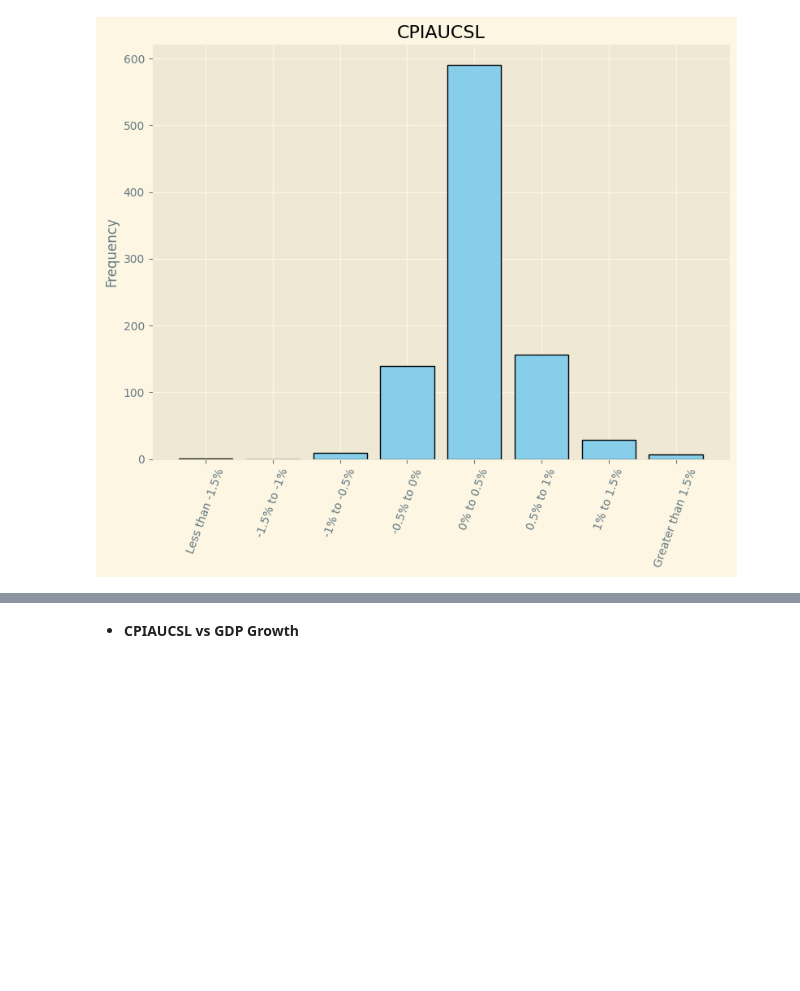
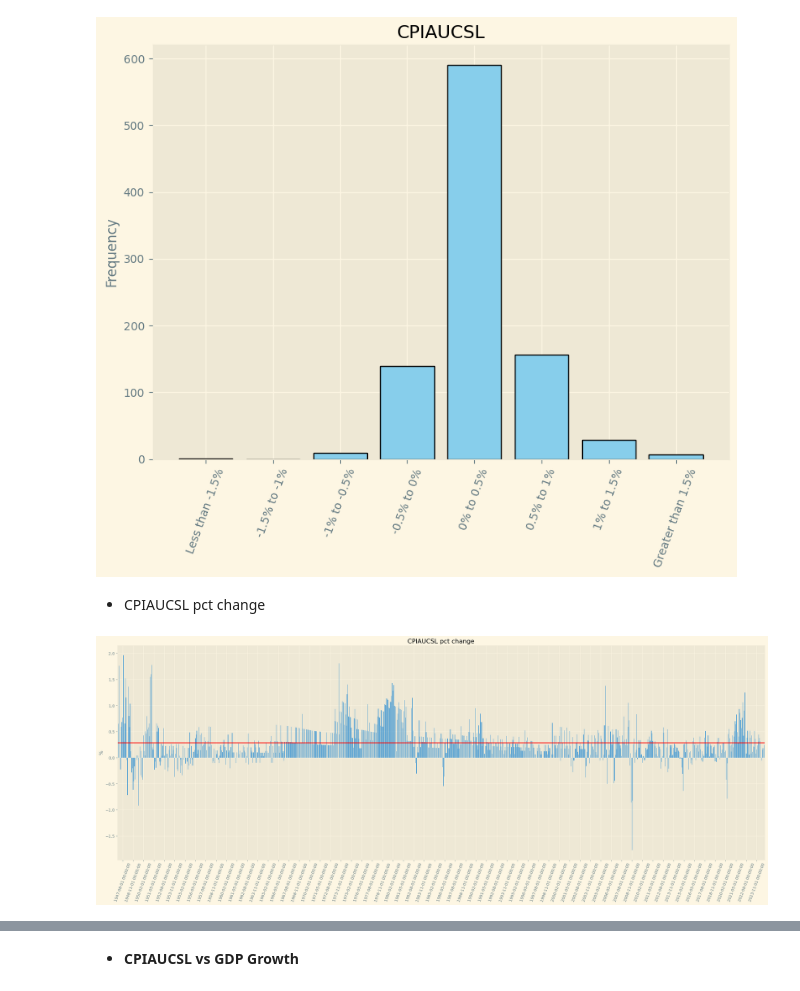
Before and after one commit to mod7ex/macro, a Jupyter notebook: Endogenous/CPIAUCSL.ipynb, the cells around one changed output, grey strips where cells are left out. Drawn from its saved outputs; the diff is of its cells as text; code cells hidden in the pictures; blank space fills up the shorter version.

```diff
--- a/Endogenous/CPIAUCSL.ipynb
+++ b/Endogenous/CPIAUCSL.ipynb
@@ -211,3 +211,22 @@ plt.tight_layout()
 plt.show();
 # %% [output]
 [figure]
+# %% [markdown]
+- CPIAUCSL pct change
+# %%
+(df['^ %'] * 100).plot(
+    kind='bar',
+    figsize=(30, 10),
+    xlabel='',
+    ylabel='%',
+    title='CPIAUCSL pct change',
+);
+
+plt.plot(df.index, [100 * stats.mean] * (stats.nobs + 1), 'r');
+
+# plt.gca().xaxis.set_major_formatter(mdates.DateFormatter('%Y-%m-%d'))
+plt.gca().xaxis.set_major_locator(mdates.DayLocator(interval=15))
+
+plt.xticks(rotation=70);
+# %% [output]
+[figure, added]
```
Also changed, not shown: parts of 13 cells of this notebook, 4 other files.
